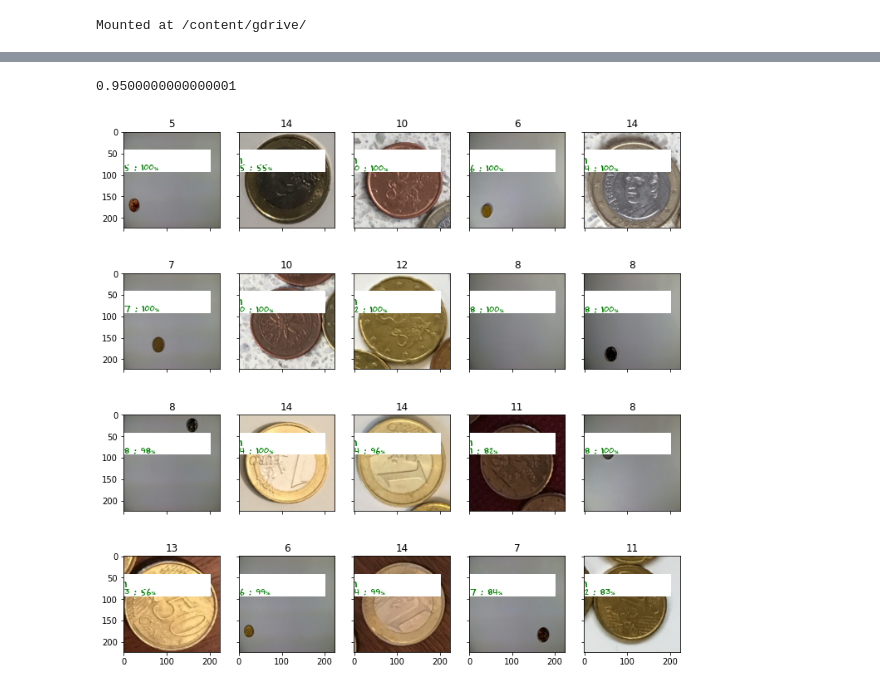
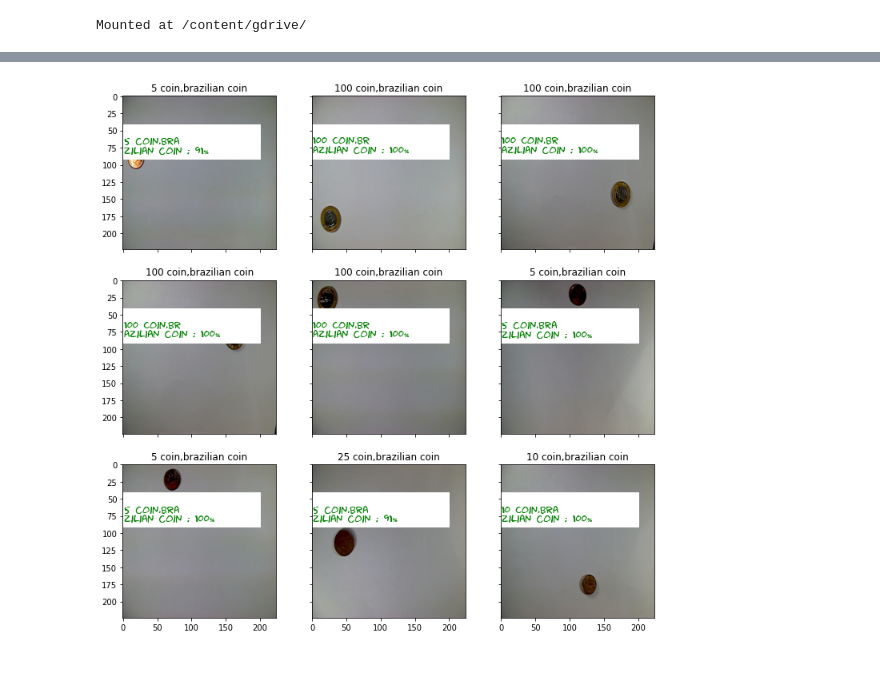
Before and after one commit to KostenokLisa/Coin_project, a Jupyter notebook: classification.ipynb, the cells around one changed output, grey strips where cells are left out. Saved outputs shown, nothing was run; the diff lists cells and outputs as text; code cells hidden in the pictures.

```diff
--- a/classification.ipynb
+++ b/classification.ipynb
@@ -190,11 +189,10 @@ val_dataset = CoinsDataset(val_files, mode='val')
 fig, ax = plt.subplots(nrows=3, ncols=3,figsize=(8, 8), \
                         sharey=True, sharex=True)
 for fig_x in ax.flatten():
-    random_characters = int(np.random.uniform(0,1000))
+    random_characters = int(np.random.uniform(0,300))
     im_val, label = val_dataset[random_characters]
     img_label = " ".join(map(lambda x: x.capitalize(),\
                 val_dataset.label_encoder.inverse_transform([label])[0].split('_')))
     imshow(im_val.data.cpu(),
           title=img_label,plt_ax=fig_x)
-#тут правильно классифицирует, т.к. цифры переводятся в виды монет
 # %% [output]
@@ -207,6 +205,8 @@ model_1 = models.resnet50(pretrained=True)
 # замораживаем параметры (веса)
 for param in model_1.parameters():
     param.requires_grad = False
+for param in model_1.layer4.parameters():
+    param.requires_grad = True
 
 model_1.fc = nn.Sequential(
     nn.Linear(2048, 1024),
@@ -214,5 +214,5 @@ model_1.fc = nn.Sequential(
     nn.BatchNorm1d(1024),
     nn.Linear(1024, 128),
     nn.ReLU(),
-    nn.Linear(128, 15)
+    nn.Linear(128, 5)
 )
@@ -373,6 +381,6 @@ plt.show()
 # %%
 def predict_one_sample(model, inputs, device=DEVICE):
-    """Предсказание, для одной картинки"""
+# предсказание для одной картинки
     with torch.no_grad():
         inputs = inputs.to(device)
         model.eval()
@@ -391,5 +397,5 @@ print(probs_im)
 # %%
-idxs = list(map(int, np.random.uniform(0,1000, 20)))
+idxs = list(map(int, np.random.uniform(0,200, 20)))
 imgs = [val_dataset[id][0].unsqueeze(0) for id in idxs]
 
 probs_ims = predict(my_cnn_1, imgs)
@@ -430,44 +436,38 @@ print(actual_labels)
 # %%
 all_labels = np.unique(train_val_labels)
 n_classes = len(all_labels)
-# %%
-from sklearn.metrics import f1_score
-preds_class = list(y_pred)
-f1_score(actual_labels, preds_class, average='micro')
-# %% [output]
-0.9500000000000001
 # %%
 import matplotlib.patches as patches
 from matplotlib.font_manager import FontProperties
 
-fig, ax = plt.subplots(nrows=4, ncols=5,figsize=(12, 12), \
+fig, ax = plt.subplots(nrows=3, ncols=3,figsize=(12, 12), \
                         sharey=True, sharex=True)
 for fig_x in ax.flatten():
-    random_characters = int(np.random.uniform(0,1000))
+    random_characters = int(np.random.uniform(0,500))
     im_val, label = val_dataset[random_characters]
     img_label = " ".join(map(lambda x: x.capitalize(),\
                 val_dataset.label_encoder.inverse_transform([label])[0].split('_')))
 
 
 
     imshow(im_val.data.cpu(), \
           title=img_label,plt_ax=fig_x)
 
     actual_text = "Actual : {}".format(img_label)
 
     fig_x.add_patch(patches.Rectangle((0, 41),200,50,color='white'))
     font0 = FontProperties()
     font = font0.copy()
     font.set_family("fantasy")
     prob_pred = predict_one_sample(my_cnn_1, im_val.unsqueeze(0))
     predicted_proba = np.max(prob_pred)*100
     y_pred = np.argmax(prob_pred)
 
     predicted_label = label_encoder.classes_[y_pred]
     predicted_label = predicted_label[:len(predicted_label)//2] + '\n' + predicted_label[len(predicted_label)//2:]
     predicted_text = "{} : {:.0f}%".format(predicted_label,predicted_proba)
 
     fig_x.text(1, 59, predicted_text , horizontalalignment='left', fontproperties=font,
-                    verticalalignment='top',fontsize=11, color='green',fontweight='bold')
+                    verticalalignment='top',fontsize=13, color='green',fontweight='bold')
 # %% [output]
-[figure, old version]
+[figure, new version]
```
Also changed, not shown: parts of 20 cells of this notebook.
